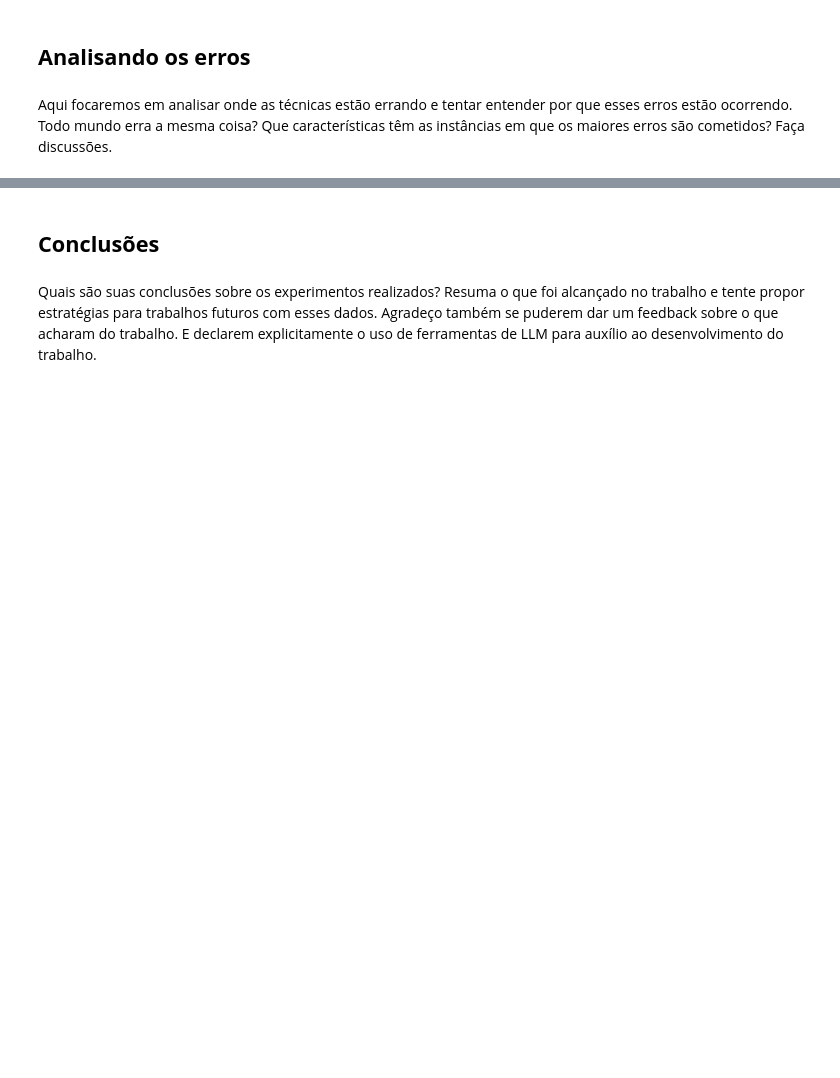
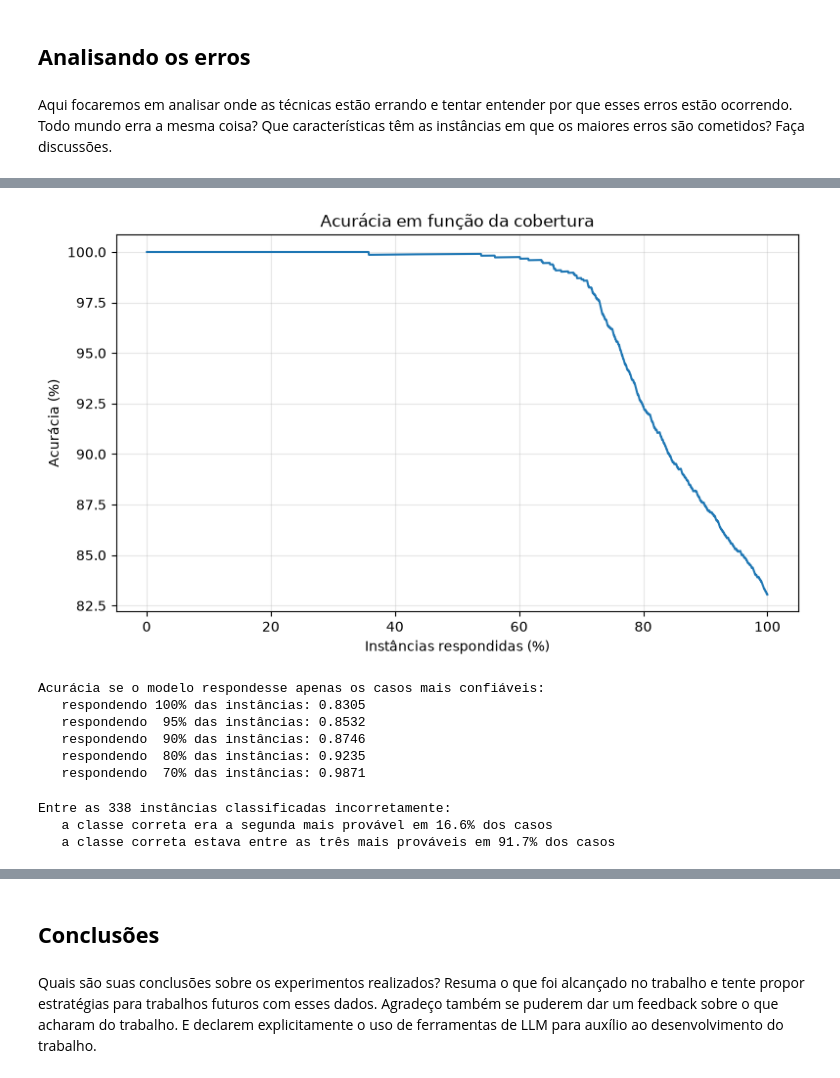
Before and after one commit to GabrielNegreiro28/aprendizado-de-maquina, a Jupyter notebook: Projeto_2_-_AM_zernike.ipynb, the cells around one changed output, grey strips where cells are left out. Drawn from its saved outputs; the diff is of its cells as text; code cells hidden in the pictures; blank space fills up the shorter version.

```diff
--- a/Projeto_2_-_AM_zernike.ipynb
+++ b/Projeto_2_-_AM_zernike.ipynb
@@ -843,0 +1099,44 @@ Aqui focaremos em analisar onde as técnicas estão errando e tentar entender po
+# %%
+# Ordena as instâncias da maior para a menor confiança
+ordem_confianca = np.argsort(-confianca)
+acuracia_acumulada = np.cumsum(acertou[ordem_confianca]) / np.arange(1, len(y) + 1)
+cobertura = 100 * np.arange(1, len(y) + 1) / len(y)
+
+plt.figure(figsize=(9, 5))
+
+plt.plot(cobertura, 100 * acuracia_acumulada)
+
+plt.title("Acurácia em função da cobertura")
+plt.xlabel("Instâncias respondidas (%)")
+plt.ylabel("Acurácia (%)")
+plt.grid(alpha=0.3)
+plt.show()
+
+print("Acurácia se o modelo respondesse apenas os casos mais confiáveis:")
+for fracao in [1.0, 0.95, 0.90, 0.80, 0.70]:
+    posicao = int(fracao * len(y)) - 1
+    print("   respondendo {:3.0f}% das instâncias: {:.4f}".format(100 * fracao, acuracia_acumulada[posicao]))
+# %% [output]
+[figure, added]
+Acurácia se o modelo respondesse apenas os casos mais confiáveis:
+   respondendo 100% das instâncias: 0.8305
+   respondendo  95% das instâncias: 0.8532
+   respondendo  90% das instâncias: 0.8746
+   respondendo  80% das instâncias: 0.9235
+   respondendo  70% das instâncias: 0.9871
+# %%
+# Posição da classe correta no ranking de probabilidades
+ranking = np.argsort(-probabilidades, axis=1)
+posicao_correta = np.array([
+    list(classes[ranking[i]]).index(y.values[i]) + 1 for i in range(len(y))
+])
+
+print("Entre as {} instâncias classificadas incorretamente:".format((~acertou).sum()))
+print("   a classe correta era a segunda mais provável em {:.1f}% dos casos".format(
+    100 * (posicao_correta[~acertou] == 2).mean()))
+print("   a classe correta estava entre as três mais prováveis em {:.1f}% dos casos".format(
+    100 * (posicao_correta[~acertou] <= 3).mean()))
+# %% [output]
+Entre as 338 instâncias classificadas incorretamente:
+   a classe correta era a segunda mais provável em 16.6% dos casos
+   a classe correta estava entre as três mais prováveis em 91.7% dos casos
```
Also changed, not shown: parts of 43 cells of this notebook, 2 other files.
